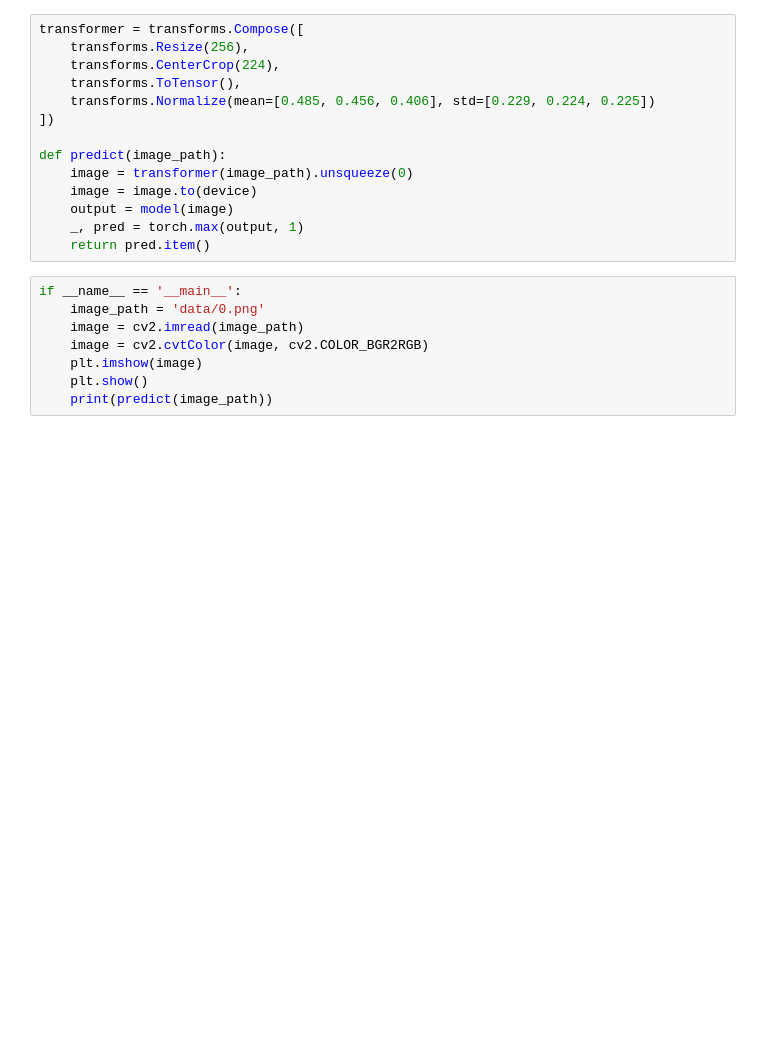
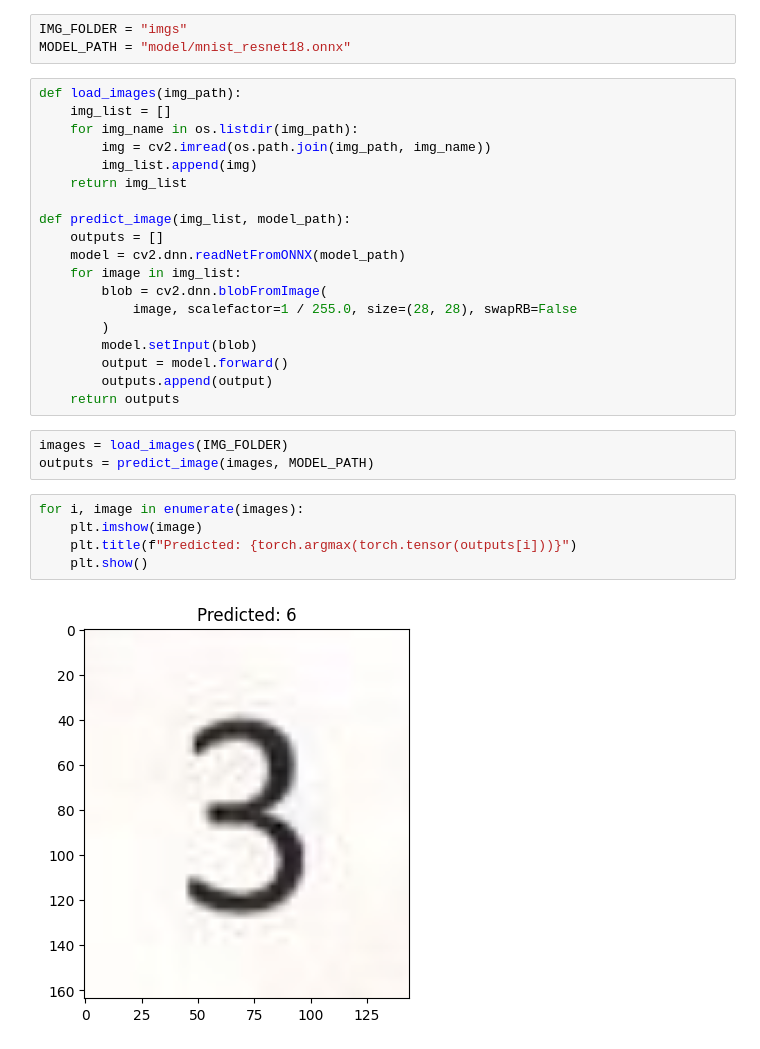
Before and after one commit to NicolasQueiroga/sudoku-solver, a Jupyter notebook: code/mnist/validate.ipynb, the cells around one changed output. Drawn from its saved outputs; the diff is of its cells as text; blank space fills up the shorter version.

```diff
--- a/code/mnist/validate.ipynb
+++ b/code/mnist/validate.ipynb
@@ -16,22 +6,32 @@ model.eval()
-# %%
-transformer = transforms.Compose([
-    transforms.Resize(256),
-    transforms.CenterCrop(224),
-    transforms.ToTensor(),
-    transforms.Normalize(mean=[0.485, 0.456, 0.406], std=[0.229, 0.224, 0.225])
-])
-
-def predict(image_path):
-    image = transformer(image_path).unsqueeze(0)
-    image = image.to(device)
-    output = model(image)
-    _, pred = torch.max(output, 1)
-    return pred.item()
-# %%
-if __name__ == '__main__':
-    image_path = 'data/0.png'
-    image = cv2.imread(image_path)
-    image = cv2.cvtColor(image, cv2.COLOR_BGR2RGB)
-    plt.imshow(image)
-    plt.show()
-    print(predict(image_path))
+# %%
+IMG_FOLDER = "imgs"
+MODEL_PATH = "model/mnist_resnet18.onnx"
+# %%
+def load_images(img_path):
+    img_list = []
+    for img_name in os.listdir(img_path):
+        img = cv2.imread(os.path.join(img_path, img_name))
+        img_list.append(img)
+    return img_list
+
+def predict_image(img_list, model_path):
+    outputs = []
+    model = cv2.dnn.readNetFromONNX(model_path)
+    for image in img_list:
+        blob = cv2.dnn.blobFromImage(
+            image, scalefactor=1 / 255.0, size=(28, 28), swapRB=False
+        )
+        model.setInput(blob)
+        output = model.forward()
+        outputs.append(output)
+    return outputs
+# %%
+images = load_images(IMG_FOLDER)
+outputs = predict_image(images, MODEL_PATH)
+# %%
+for i, image in enumerate(images):
+    plt.imshow(image)
+    plt.title(f"Predicted: {torch.argmax(torch.tensor(outputs[i]))}")
+    plt.show()
+# %% [output]
+[figure, added]
```
Also changed, not shown: parts of 3 cells of this notebook, 1 other file.
